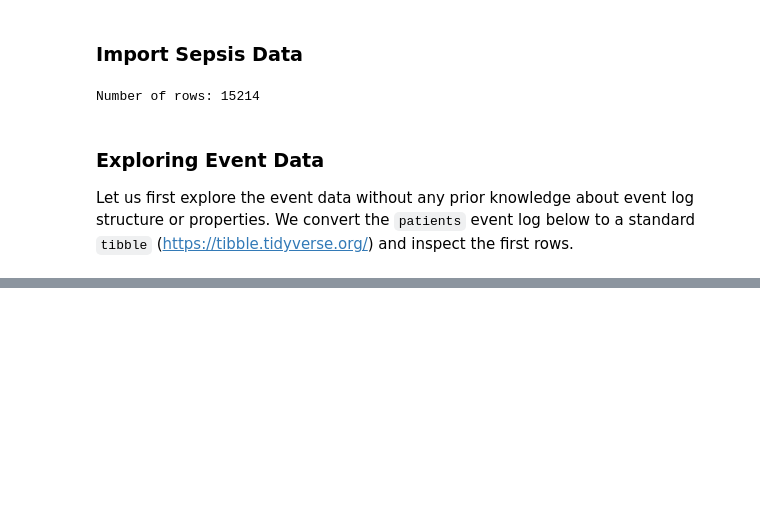
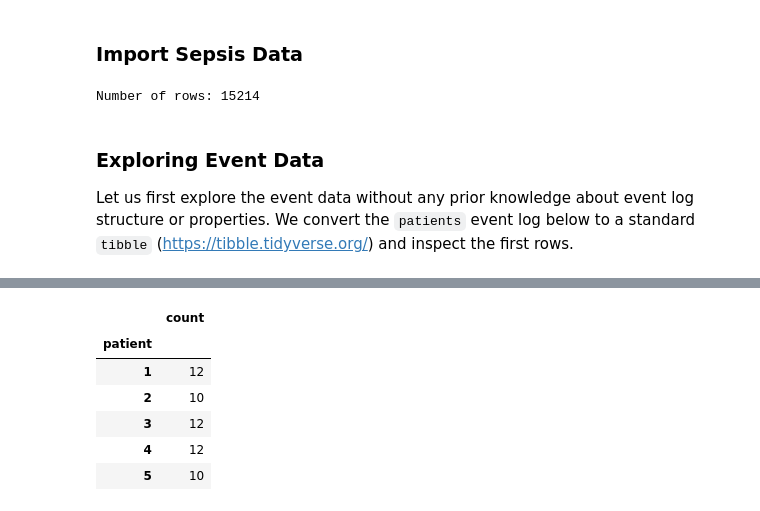
Before and after one commit to fmannhardt/course-applied-processmining, a Jupyter notebook: python/lecture1-eventlogs.ipynb, the cells around one changed output, grey strips where cells are left out. Drawn from its saved outputs; the diff is of its cells as text; code cells hidden in the pictures; blank space fills up the shorter version.

```diff
--- a/python/lecture1-eventlogs.ipynb
+++ b/python/lecture1-eventlogs.ipynb
@@ -75,0 +96,10 @@ patients_sample = patients[patients['time'] < '2017-01-31']
+# %%
+patients.groupby(['patient'])["patient"].agg(['count']).head()
+# %% [output]
+|  | count |
+| patient |  |
+| 1 | 12 |
+| 2 | 10 |
+| 3 | 12 |
+| 4 | 12 |
+| 5 | 10 |
```
Also changed, not shown: parts of 9 cells of this notebook, 1 other file.
